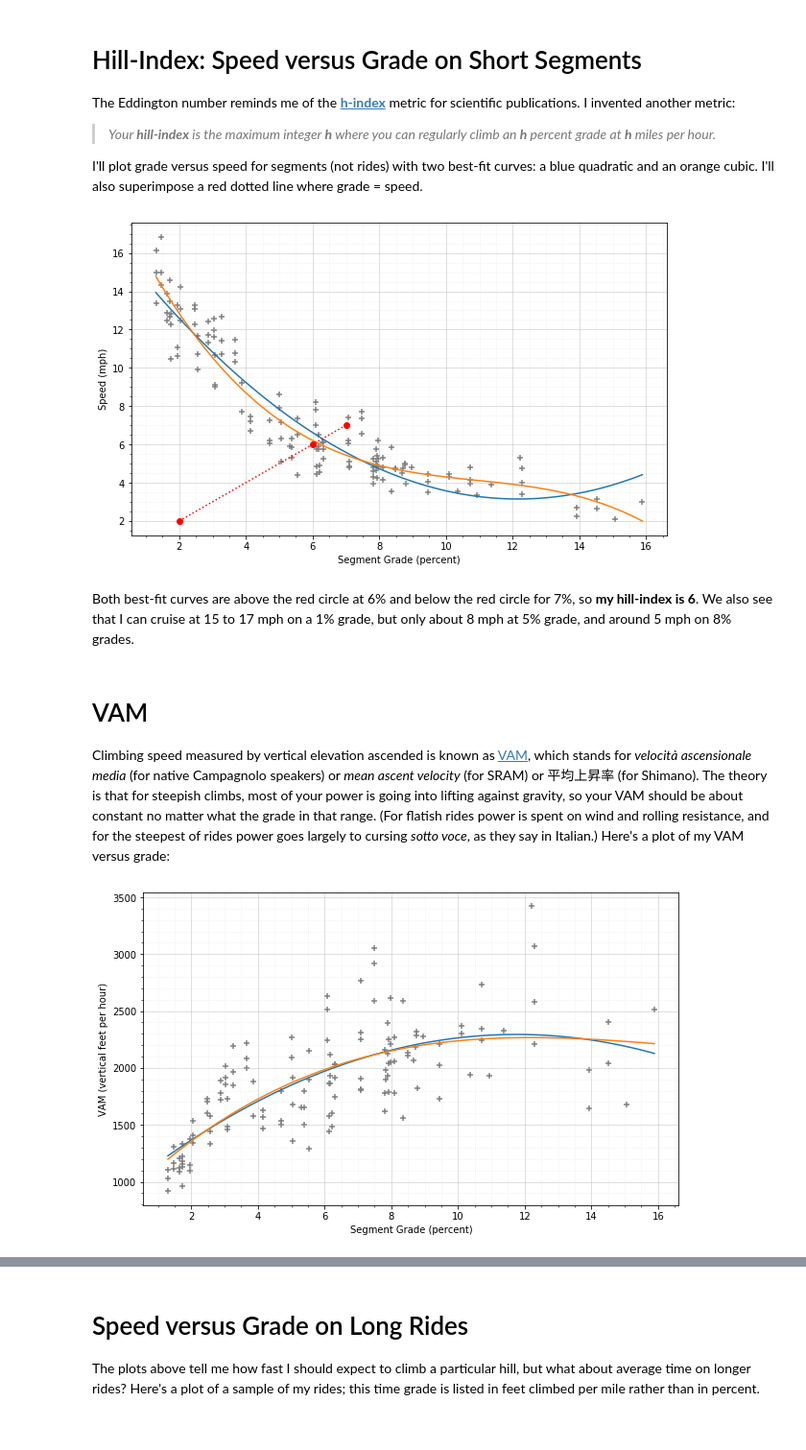
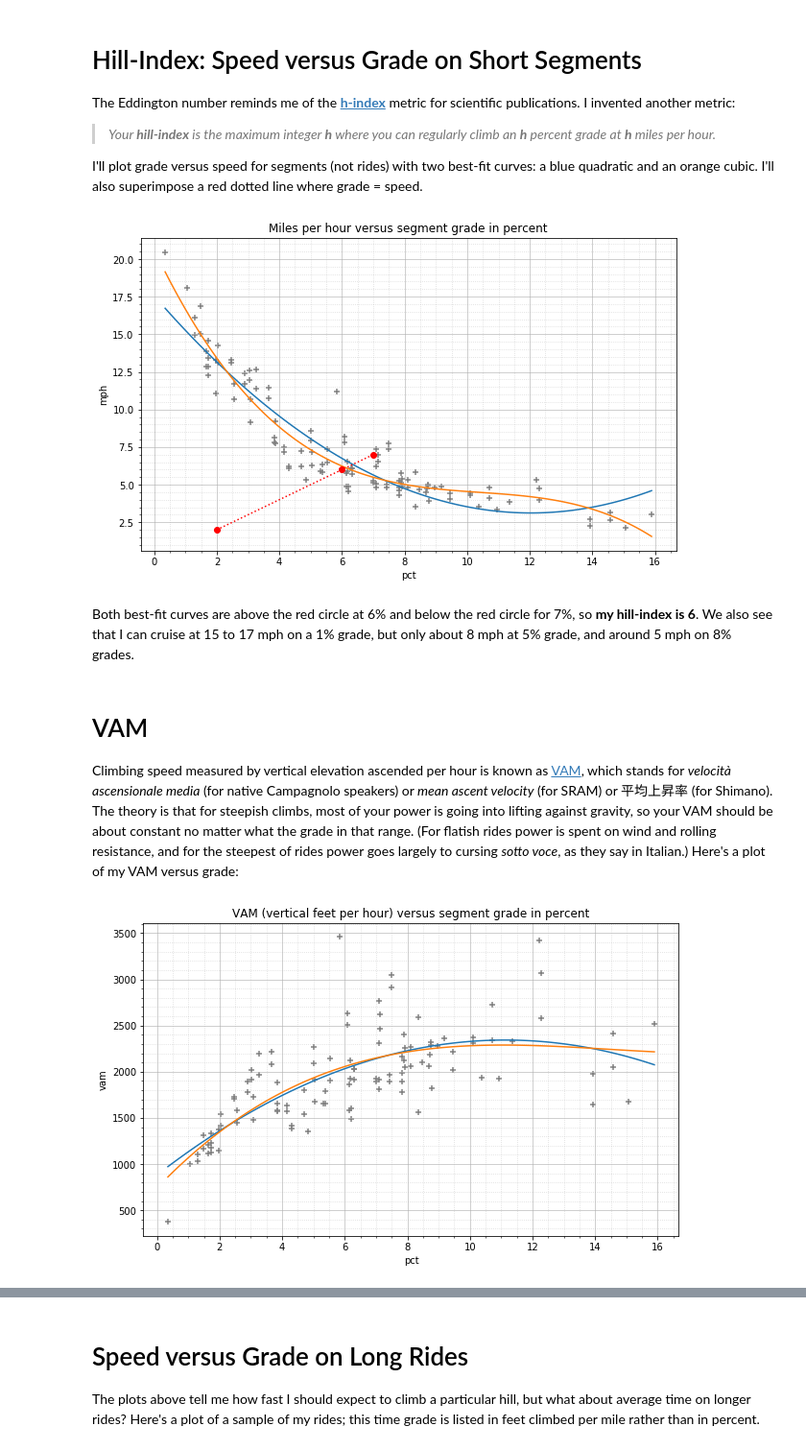
Before and after one commit to norvig/pytudes, a Jupyter notebook: ipynb/Bike Speed versus Grade.ipynb, the cells around one changed output, grey strips where cells are left out. Shown at 96% size. Drawn from its saved outputs; the diff is of its cells as text; code cells hidden in the pictures.

```diff
--- a/ipynb/Bike Speed versus Grade.ipynb
+++ b/ipynb/Bike Speed versus Grade.ipynb
@@ -112,18 +111,18 @@ The Eddington number reminds me of the [**h-index**](https://en.wikipedia.org/wi
 
 I'll plot grade versus speed for segments (not rides) with two best-fit curves: a blue quadratic and an orange cubic. I'll also superimpose a red dotted line where grade = speed.
 # %%
-show(pct2, miles2 / hours2)
+show('pct', 'mph', segments, 'Miles per hour versus segment grade in percent')
 plt.plot((2, 6, 7), (2, 6, 7), 'ro:');
 # %% [output]
-[figure, old version]
+[figure, new version]
 # %% [markdown]
 Both  best-fit curves are above the red circle at 6% and below the red circle for 7%, so  **my hill-index is 6**. We also see that I can cruise at 15 to 17 mph on a 1% grade, but only about 8 mph at 5% grade, and around 5 mph on 8% grades.
 # %% [markdown]
 # VAM
 
-Climbing speed measured by vertical elevation ascended is known as [VAM](https://en.wikipedia.org/wiki/VAM_%28bicycling%29), which stands for *velocità ascensionale media* (for native Campagnolo speakers) or *mean ascent velocity* (for SRAM) or 平均上昇率 (for Shimano). The theory is that for steepish climbs, most of your power is going into lifting against gravity, so your VAM should be about constant no matter what the grade in that range. (For flatish rides power is spent on wind and rolling resistance, and for the steepest of rides power goes largely to cursing *sotto voce*, as they say in Italian.) Here's a plot of my VAM versus grade:
+Climbing speed measured by vertical elevation ascended per hour is known as [VAM](https://en.wikipedia.org/wiki/VAM_%28bicycling%29), which stands for *velocità ascensionale media* (for native Campagnolo speakers) or *mean ascent velocity* (for SRAM) or 平均上昇率 (for Shimano). The theory is that for steepish climbs, most of your power is going into lifting against gravity, so your VAM should be about constant no matter what the grade in that range. (For flatish rides power is spent on wind and rolling resistance, and for the steepest of rides power goes largely to cursing *sotto voce*, as they say in Italian.) Here's a plot of my VAM versus grade:
 # %%
-show(pct2, feet2 / hours2, ylabel='VAM (vertical feet per hour)')
+show('pct', 'vam', segments, 'VAM (vertical feet per hour) versus segment grade in percent')
 # %% [output]
-[figure, old version]
+[figure, new version]
 # %% [markdown]
```
Also changed, not shown: parts of 30 cells of this notebook, 4 other files.
